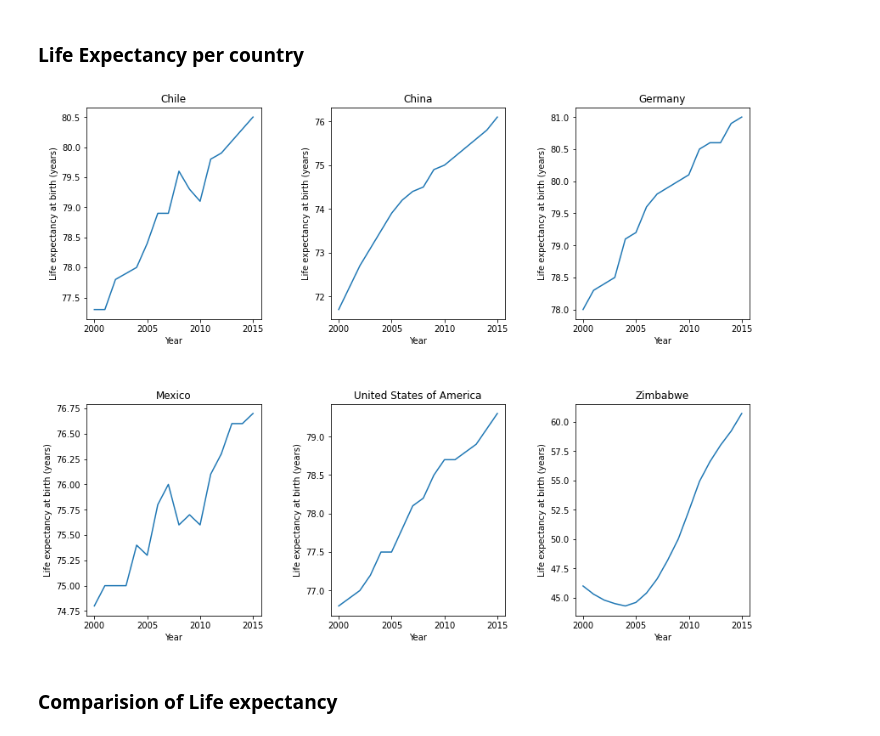
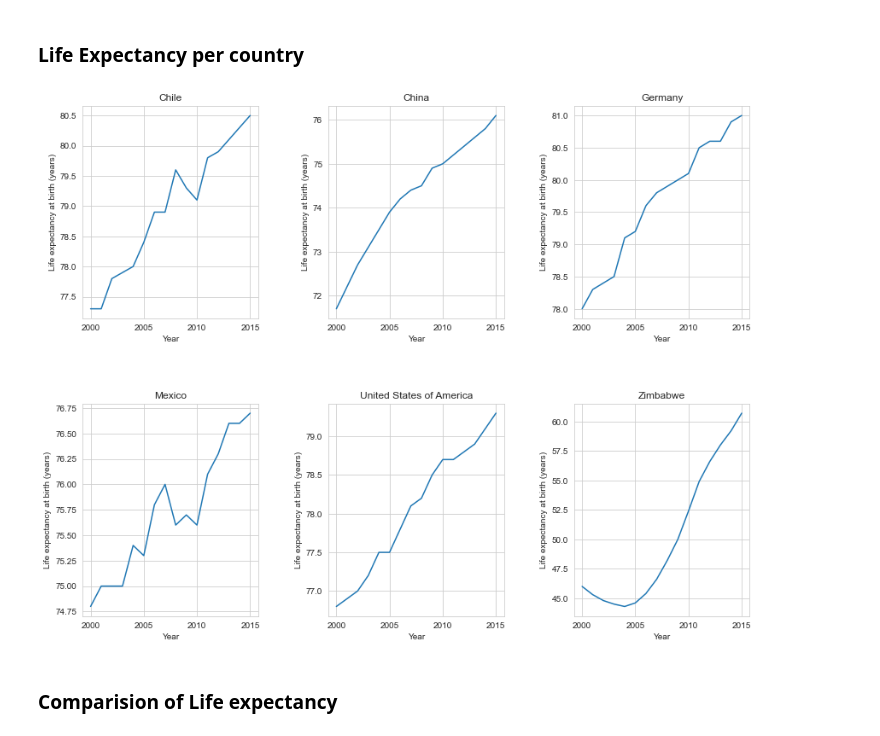
Before and after one commit to ValerioFrancisco/Life-Expectancy-and-GDP, a Jupyter notebook: life_expectancy_gdp.ipynb, the cells around one changed output. Saved outputs shown, nothing was run; the diff lists cells and outputs as text; code cells hidden in the pictures.

```diff
--- a/life_expectancy_gdp.ipynb
+++ b/life_expectancy_gdp.ipynb
@@ -61,14 +62,15 @@ There are 6 countries listed and a range between 2000 and 2015 for the data.
 ### Life Expectancy per country
 # %%
 plt.figure( figsize=(14,11))
+sns.set_style("whitegrid")
 for idx, country in enumerate(countries):
     plt.subplot(2,3,idx+1)
     sns.lineplot(data=df[df.Country == country], x='Year', y='Life expectancy at birth (years)')
     plt.title(country)
 plt.subplots_adjust(wspace=0.4, hspace=0.4)
 plt.show()
 # %% [output]
-[figure, old version]
+[figure, new version]
 # %% [markdown]
 ### Comparision of Life expectancy
 # %%
```
Also changed, not shown: parts of 12 cells of this notebook.
